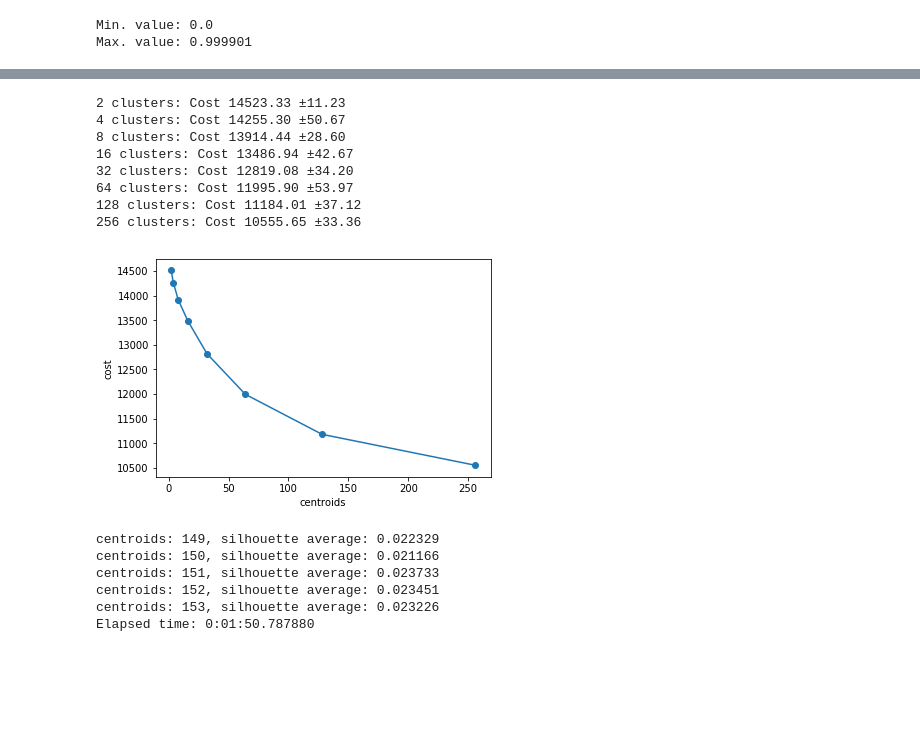
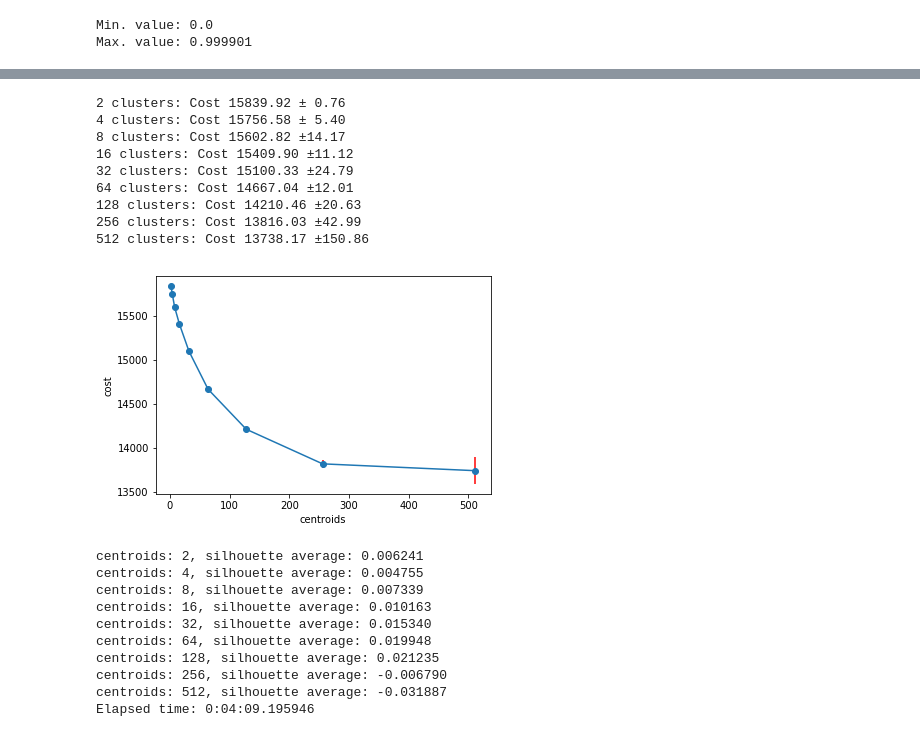
Before and after one commit to rossanez/MO444-2s2017, a Jupyter notebook: Trab03/MO444_2017_Trab03_Grupo05.ipynb, the cells around one changed output, grey strips where cells are left out. Cells and saved outputs as stored; diff of their text form; code cells hidden in the pictures; blank space fills up the shorter version.

Commit message:
Adjusting the silhouette for k-folding.

```diff
--- a/Trab03/MO444_2017_Trab03_Grupo05.ipynb
+++ b/Trab03/MO444_2017_Trab03_Grupo05.ipynb
@@ -89,15 +89,3 @@ data = normalizer.transform(data)
 # %% [output]
 Min. value: 0.0
 Max. value: 0.999901
-# %%
-# Attempting Mini-Batch K means with some different number of centroids.
-num_centroids = xrange(149, 154)
-kmeans = [MiniBatchKMeans(n_clusters=i, init='k-means++', batch_size=1000, random_state=1) for i in num_centroids]
-
-start_time = datetime.now()
-costs, labels = [], []
-for i in range(len(kmeans)):
-    labels.append(kmeans[i].fit_predict(data))
-    costs.append(kmeans[i].inertia_)
-
-print('Elapsed time: {}'.format(datetime.now() - start_time))
@@ -114,48 +92,56 @@ plt.show()
 # %%
-costs, costs_sd = [], []
-num_centroids_2 = [2, 4, 8, 16, 32, 64, 128, 256]
-for i in num_centroids_2:
+# Attempting Mini-Batch K means with some different number of centroids.
+kmeans, costs, costs_sd = [], [], []
+num_centroids = [2, 4, 8, 16, 32, 64, 128, 256, 512]
+for i in num_centroids:
     model = MiniBatchKMeans(n_clusters=i, init='k-means++', batch_size=1000, random_state=1)
     cost_mean, cost_sd = runKFoldClustering(model, data)
+    kmeans.append(model)
     costs.append(cost_mean)
     costs_sd.append(cost_sd)
     print '%d clusters: Cost %5.2f ±%5.2f' % (i, cost_mean, cost_sd)
 
 # Plot an elbow curve.
 plt.plot(color='blue', marker='o')
-plt.errorbar(num_centroids_2, costs, yerr=costs_sd,
+plt.errorbar(num_centroids, costs, yerr=costs_sd,
              fmt='-o', ecolor='r', capthick=2)
 plt.xlabel('centroids')
 plt.ylabel('cost')
 plt.show()
 # %% [output]
-2 clusters: Cost 14523.33 ±11.23
-4 clusters: Cost 14255.30 ±50.67
-8 clusters: Cost 13914.44 ±28.60
-16 clusters: Cost 13486.94 ±42.67
-32 clusters: Cost 12819.08 ±34.20
-64 clusters: Cost 11995.90 ±53.97
-128 clusters: Cost 11184.01 ±37.12
-256 clusters: Cost 10555.65 ±33.36
+2 clusters: Cost 15839.92 ± 0.76
+4 clusters: Cost 15756.58 ± 5.40
+8 clusters: Cost 15602.82 ±14.17
+16 clusters: Cost 15409.90 ±11.12
+32 clusters: Cost 15100.33 ±24.79
+64 clusters: Cost 14667.04 ±12.01
+128 clusters: Cost 14210.46 ±20.63
+256 clusters: Cost 13816.03 ±42.99
+512 clusters: Cost 13738.17 ±150.86
-[figure, old version]
+[figure, new version]
 # %%
 # Check the silhouette scores.
 start_time = datetime.now()
 sil_avgs, sil_avgs_centroids = [], []
 for i in range(len(kmeans)):
-    sil_avg = silhouette_score(data, labels[i])
+    labels = kmeans[i].predict(data)
+    sil_avg = silhouette_score(data, labels)
     print('centroids: %d, silhouette average: %f' % (kmeans[i].n_clusters, sil_avg))
     sil_avgs.append(sil_avg)
     sil_avgs_centroids.append(kmeans[i].n_clusters)
 
 print('Elapsed time: {}'.format(datetime.now() - start_time))
 # %% [output]
-centroids: 149, silhouette average: 0.022329
-centroids: 150, silhouette average: 0.021166
-centroids: 151, silhouette average: 0.023733
-centroids: 152, silhouette average: 0.023451
-centroids: 153, silhouette average: 0.023226
-Elapsed time: 0:01:50.787880
+centroids: 2, silhouette average: 0.006241
+centroids: 4, silhouette average: 0.004755
+centroids: 8, silhouette average: 0.007339
+centroids: 16, silhouette average: 0.010163
+centroids: 32, silhouette average: 0.015340
+centroids: 64, silhouette average: 0.019948
+centroids: 128, silhouette average: 0.021235
+centroids: 256, silhouette average: -0.006790
+centroids: 512, silhouette average: -0.031887
+Elapsed time: 0:04:09.195946
 # %%
 # Plot the silhouette averages
 plt.plot(sil_avgs_centroids, sil_avgs, color='blue')
```
Also changed, not shown: parts of 5 cells of this notebook.
